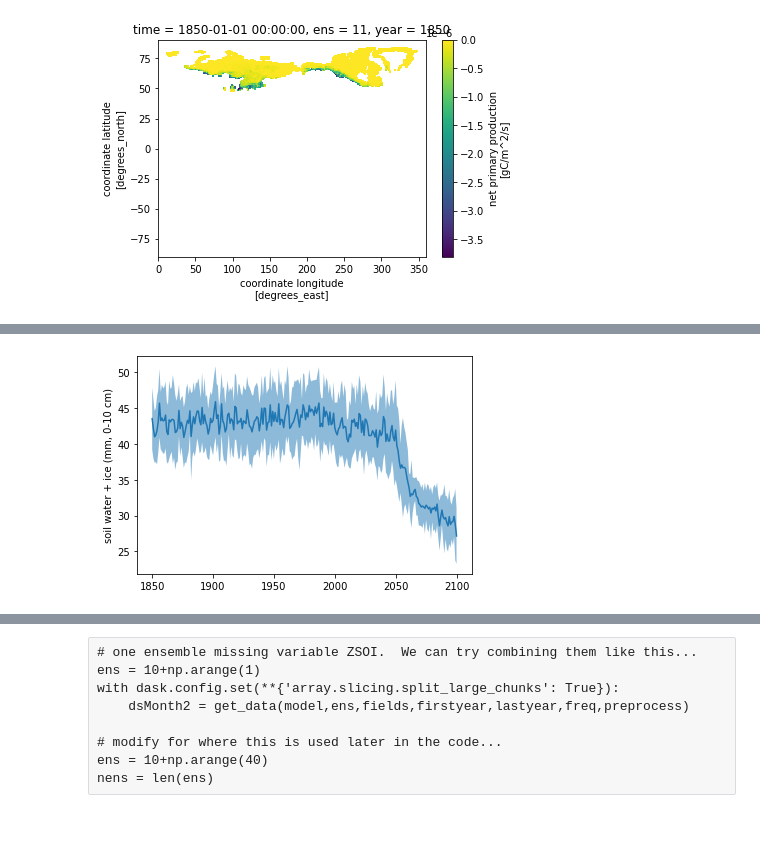
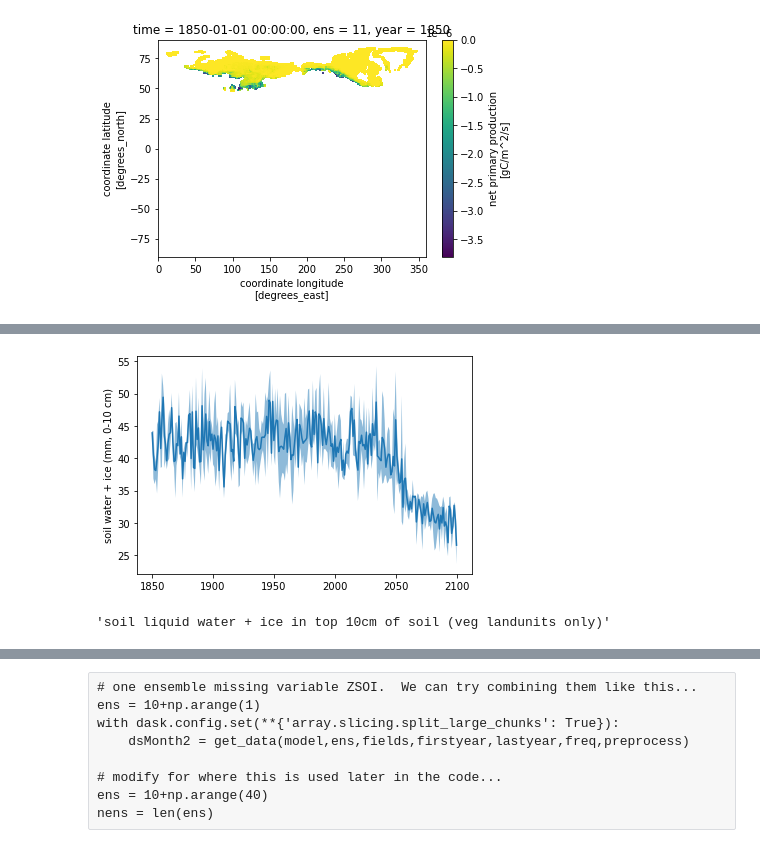
Before and after one commit to eschlerm/permafrost, a Jupyter notebook: LocalChange-ARC.ipynb, the cells around one changed output, grey strips where cells are left out. Drawn from its saved outputs; the diff is of its cells as text; code cells hidden in the pictures.

```diff
--- a/LocalChange-ARC.ipynb
+++ b/LocalChange-ARC.ipynb
@@ -296,7 +293,7 @@ def month_wts(nyears):
 # %%
 model = 'CESM2'
 # starting with ensemble 11 because of error with soils data zsoi in #10
-ens = 11+np.arange(20) #determine number of ensemble numbers
+ens = 11+np.arange(3) #determine number of ensemble numbers
 nens = len(ens)
 firstyear = 1850 #start reading in data this year, range is 1850-2100
 lastyear  = 2100 #finish data this year
@@ -815,16 +957,18 @@ dsMonth2.TSOI_10CM.sel(lat=plat,lon=plon,method='nearest').groupby('time.year').
 # %%
 SoilWater = dsMonth2.SOILWATER_10CM.sel(lat=plat,lon=plon,method='nearest') \
             .groupby('time.year').min('time').persist()
 y = SoilWater.mean('ens')
 ystd = SoilWater.std('ens')
-x = yMean.year
+x = y.year
 plt.plot(x,y)
 plt.fill_between(x, (y-ystd), (y+ystd), alpha=0.5) ;
 plt.ylabel('soil water + ice (mm, 0-10 cm)') ;
 # %% [output]
-[figure, old version]
+[figure, new version]
 # %%
 dsMonth2.SOILWATER_10CM.attrs['long_name']
+# %% [output]
+'soil liquid water + ice in top 10cm of soil (veg landunits only)'
 # %%
 
 #dsMonth2 = dsMonth2[fields]
```
Also changed, not shown: parts of 24 cells of this notebook.
